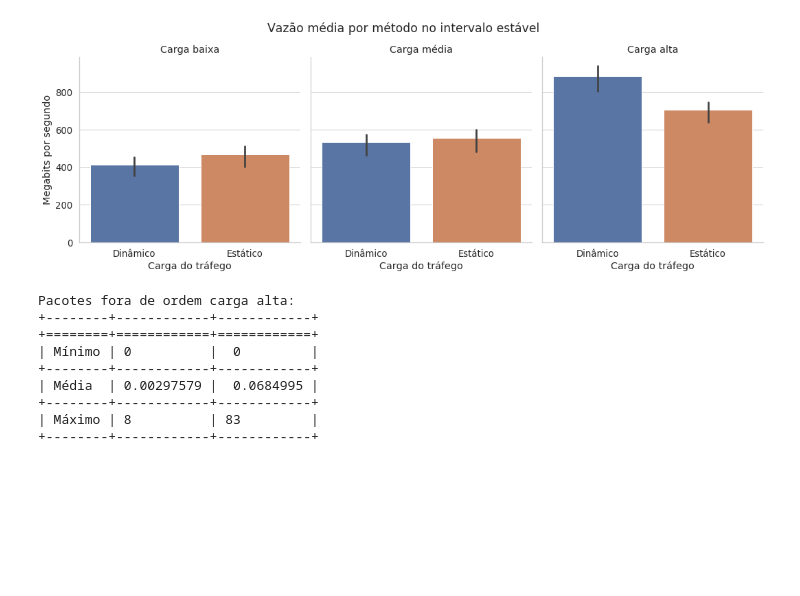
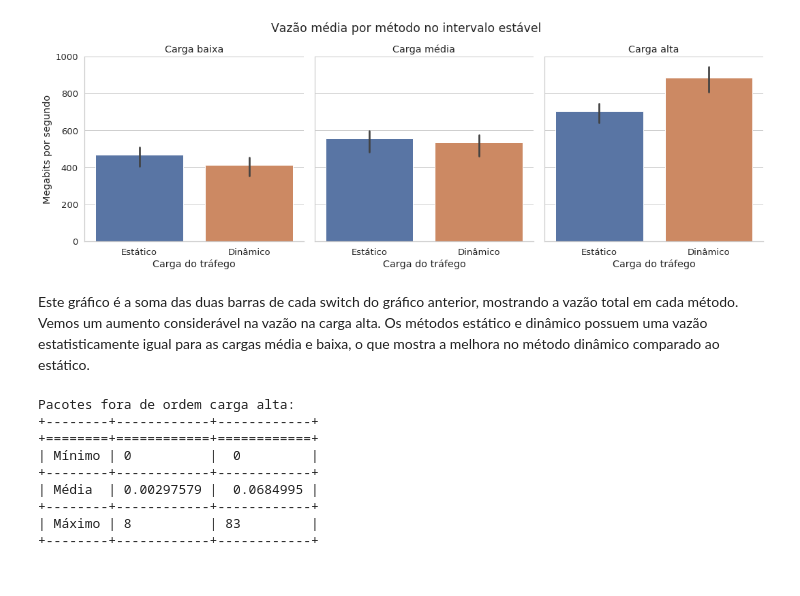
Before and after one commit to pedrobellotti/iperftestes, a Jupyter notebook: Scripts/teste.ipynb, the cells around one changed output. Saved outputs shown, nothing was run; the diff lists cells and outputs as text; code cells hidden in the pictures; blank space fills up the shorter version.

```diff
--- a/Scripts/teste.ipynb
+++ b/Scripts/teste.ipynb
@@ -166,18 +168,20 @@ Exlicacao do grafico
 # %%
 gpb2 = gpb.groupby(["Metodo", "TempoChegada", "Seed"]).sum()
 gpb2["MbSeg"] = gpb2["Total"]/125000/tempoEstavel #Divide por 125000 para bytes->megabits
 gpb2.reset_index(inplace=True)
 sns.set(font_scale=1.2, style="whitegrid")
 gpb2["NomeTempo"] = gpb2["TempoChegada"].map({"010": "alta", "020": "média", "030": "baixa"})
-sns_plt = sns.catplot(x="Metodo", y="MbSeg", kind="bar", ci=95, data=gpb2, col="NomeTempo", col_order=["baixa", "média","alta"])
-#sns_plt.set(ylim=(0, 1000))
+sns_plt = sns.catplot(x="Metodo", y="MbSeg", kind="bar", ci=95, data=gpb2, col="NomeTempo", col_order=["baixa", "média","alta"], order=["Estático", "Dinâmico"])
+sns_plt.set(ylim=(0, 1000))
 sns_plt.fig.suptitle('Vazão média por método no intervalo estável', y=1.05)
 sns_plt.set_axis_labels("Carga do tráfego", "Megabits por segundo")
 sns_plt.set_titles("Carga {col_name}")
 if (salvarGraficos):
     sns_plt.savefig("VazaoIntervaloEstavelPorMetodo.pdf")
 # %% [output]
-[figure, old version]
+[figure, new version]
+# %% [markdown]
+Este gráfico é a soma das duas barras de cada switch do gráfico anterior, mostrando a vazão total em cada método. Vemos um aumento considerável na vazão na carga alta. Os métodos estático e dinâmico possuem uma vazão estatisticamente igual para as cargas média e baixa, o que mostra a melhora no método dinâmico comparado ao estático.
 # %%
 #Pegando portas no intervalo estavel
 dfIperf = pd.DataFrame()
```
Also changed, not shown: parts of 8 cells of this notebook, 7 other files.
